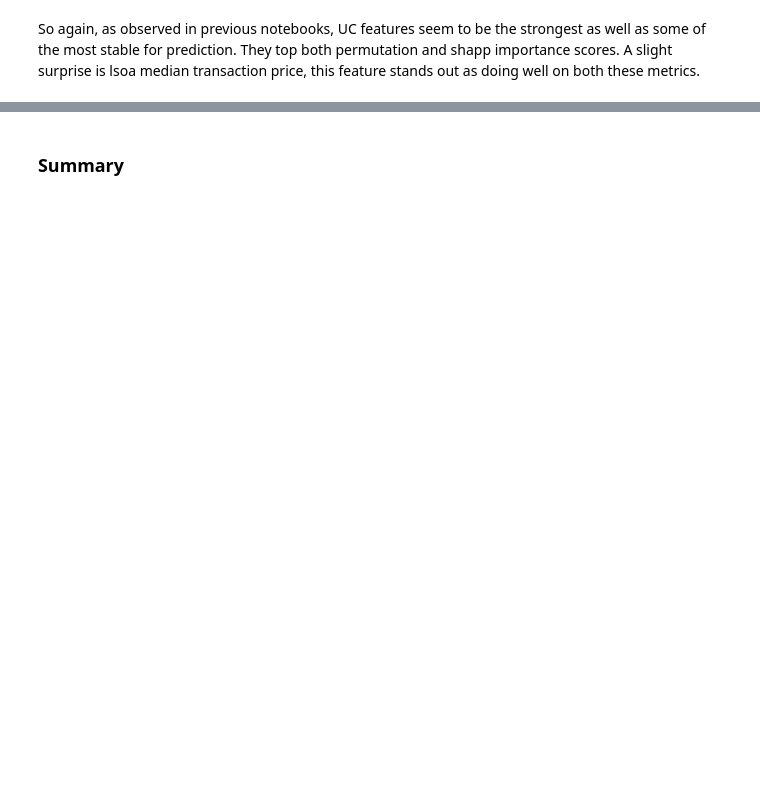
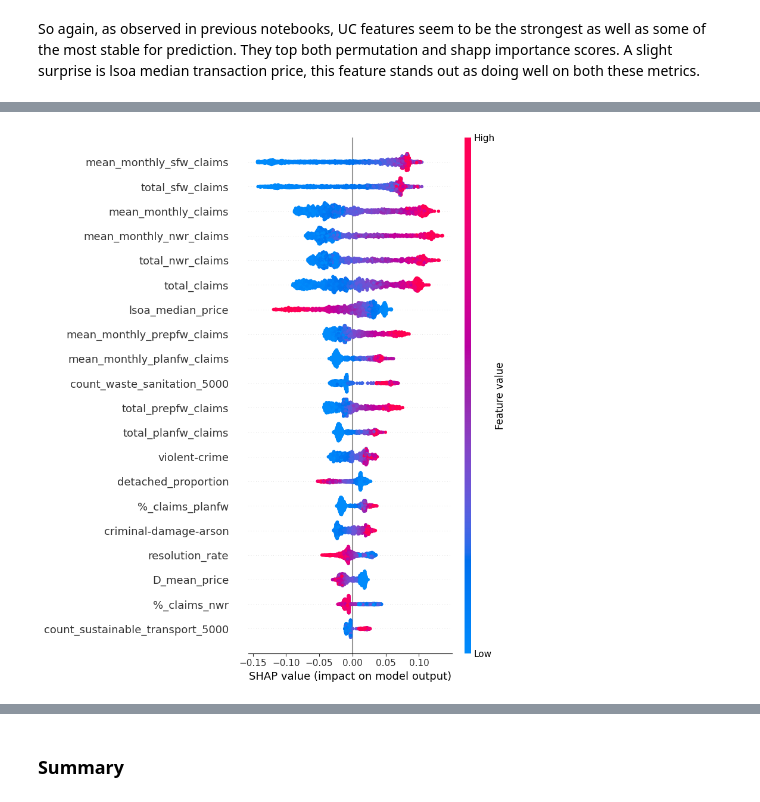
Before and after one commit to DanielSeanBrown/deprivation-experiments, a Jupyter notebook: tree-based-modelling/tree_based_models.ipynb, the cells around one changed output, grey strips where cells are left out. Drawn from its saved outputs; the diff is of its cells as text; code cells hidden in the pictures; blank space fills up the shorter version.

```diff
--- a/tree-based-modelling/tree_based_models.ipynb
+++ b/tree-based-modelling/tree_based_models.ipynb
@@ -716,0 +762,14 @@ So again, as observed in previous notebooks, UC features seem to be the stronges
+# %%
+# etr param grid
+etr_grid = {
+    'extra_trees': (
+        ExtraTreesRegressor(random_state=RANDOM_STATE, n_jobs=-1),
+        {
+            'model__n_estimators': [200, 500],
+            'model__max_depth': [5, 10, 15],
+            'model__min_samples_split': [5, 10, 20],
+            'model__min_samples_leaf': [2, 5, 10],
+            'model__max_features': ['sqrt', 0.5],
+        }
+    )
+}
@@ -716,0 +838,5 @@ So again, as observed in previous notebooks, UC features seem to be the stronges
+# %%
+# add gap feature to help assess if config is overfitting
+etr_results_df['val_cv_r2_gap'] =  etr_results_df['val_r2'] - etr_results_df['mean_cv_r2']
+
+etr_results_df.sort_values(by='val_spearman', ascending=False).head()
@@ -716,0 +886,2 @@ So again, as observed in previous notebooks, UC features seem to be the stronges
+# %%
+best_etr_params = etr_results_df[etr_results_df['val_cv_r2_gap'] > -0.03].sort_values(by='mean_cv_r2', ascending=False).iloc[0]['params']
@@ -716,0 +908,19 @@ So again, as observed in previous notebooks, UC features seem to be the stronges
+# %%
+pipe = Pipeline([
+    ('model', ExtraTreesRegressor(random_state=RANDOM_STATE, n_jobs=-1))
+])
+
+pipe.set_params(**best_etr_params)
+pipe.fit(X_2019, y_log_2019)
+
+explainer = shap.TreeExplainer(pipe.named_steps['model'])
+shap_values = explainer.shap_values(X_2019)
+mean_abs_shap = np.abs(shap_values).mean(axis=0)
+# %%
+shap.summary_plot(
+    shap_values,
+    X_2019,
+    feature_names=X_2019.columns,
+)
+# %% [output]
+[figure, added]
```
Also changed, not shown: parts of 36 cells of this notebook, 49 other files.
